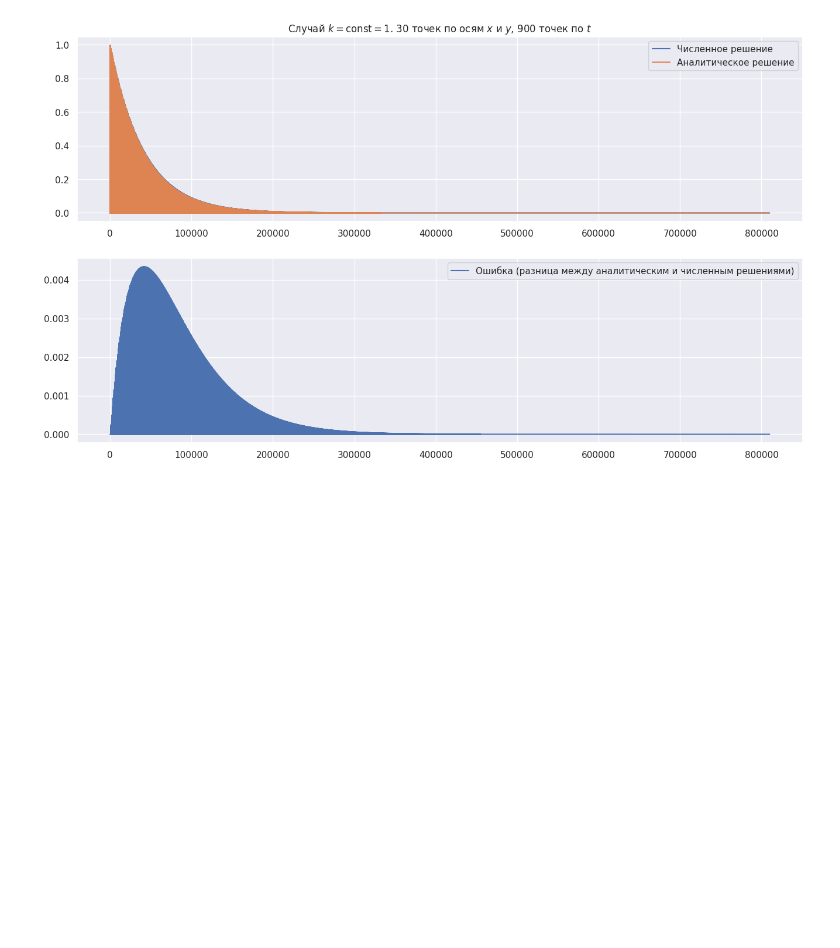
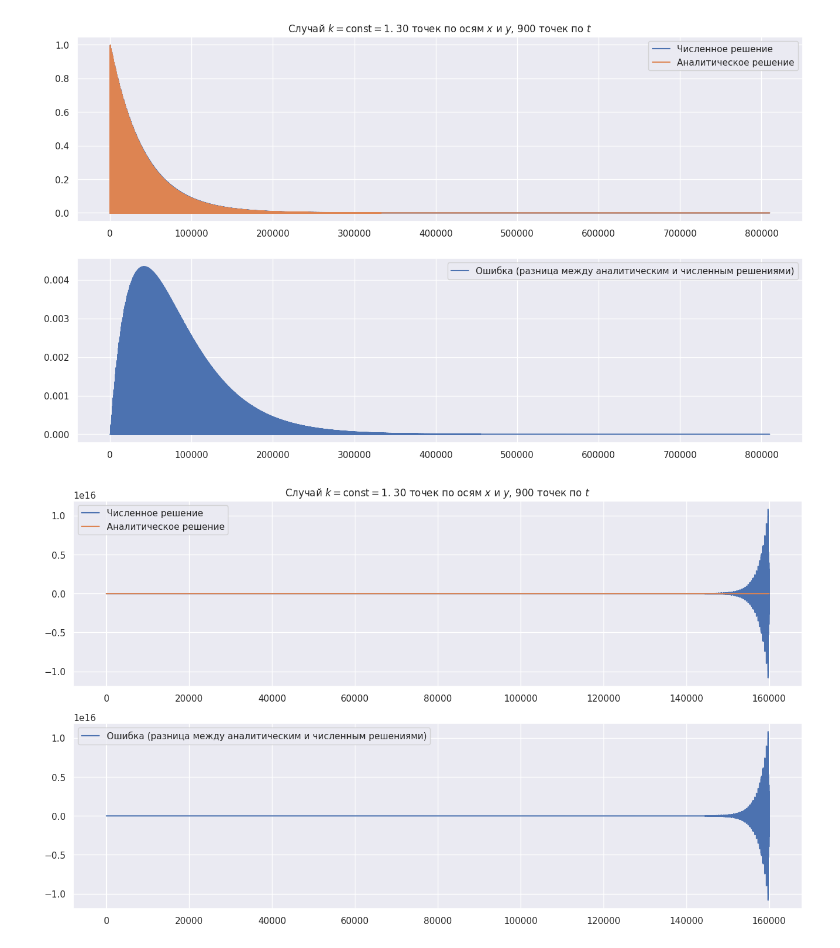
Before and after one commit to VsevolodZaostrovsky/NumericalMethods, a Jupyter notebook: GradU/Code/solution_pict.ipynb, the cells around one changed output. Saved outputs shown, nothing was run; the diff lists cells and outputs as text; code cells hidden in the pictures; blank space fills up the shorter version.

```diff
--- a/GradU/Code/solution_pict.ipynb
+++ b/GradU/Code/solution_pict.ipynb
@@ -28,3 +28,25 @@ plt.legend()
 plt.savefig("constantksol.pdf")
 # %% [output]
 [figure]
+# %%
+solution30_900 = np.loadtxt( "build/solution22.txt")
+
+t        = solution30_900[:, 0]
+x        = solution30_900[:, 1]
+y        = solution30_900[:, 2]
+num_ans  = solution30_900[:, 3]
+anal_ans = solution30_900[:, 4]
+
+plt.subplot(211)
+plt.plot(num_ans, label="Численное решение")
+plt.plot(anal_ans,label="Аналитическое решение")
+plt.title(r"Случай $k=\text{const}=1$. $30$ точек по осям $x$ и $y$, $900$ точек по $t$")
+plt.legend()
+
+plt.subplot(212)
+plt.plot(num_ans-anal_ans, label="Ошибка (разница между аналитическим и численным решениями)")
+# plt.title(r"Случай $k=\text{const}=1$")
+plt.legend()
+plt.savefig("constantksol.pdf")
+# %% [output]
+[figure, added]
```
Also changed, not shown: 6 other files.
